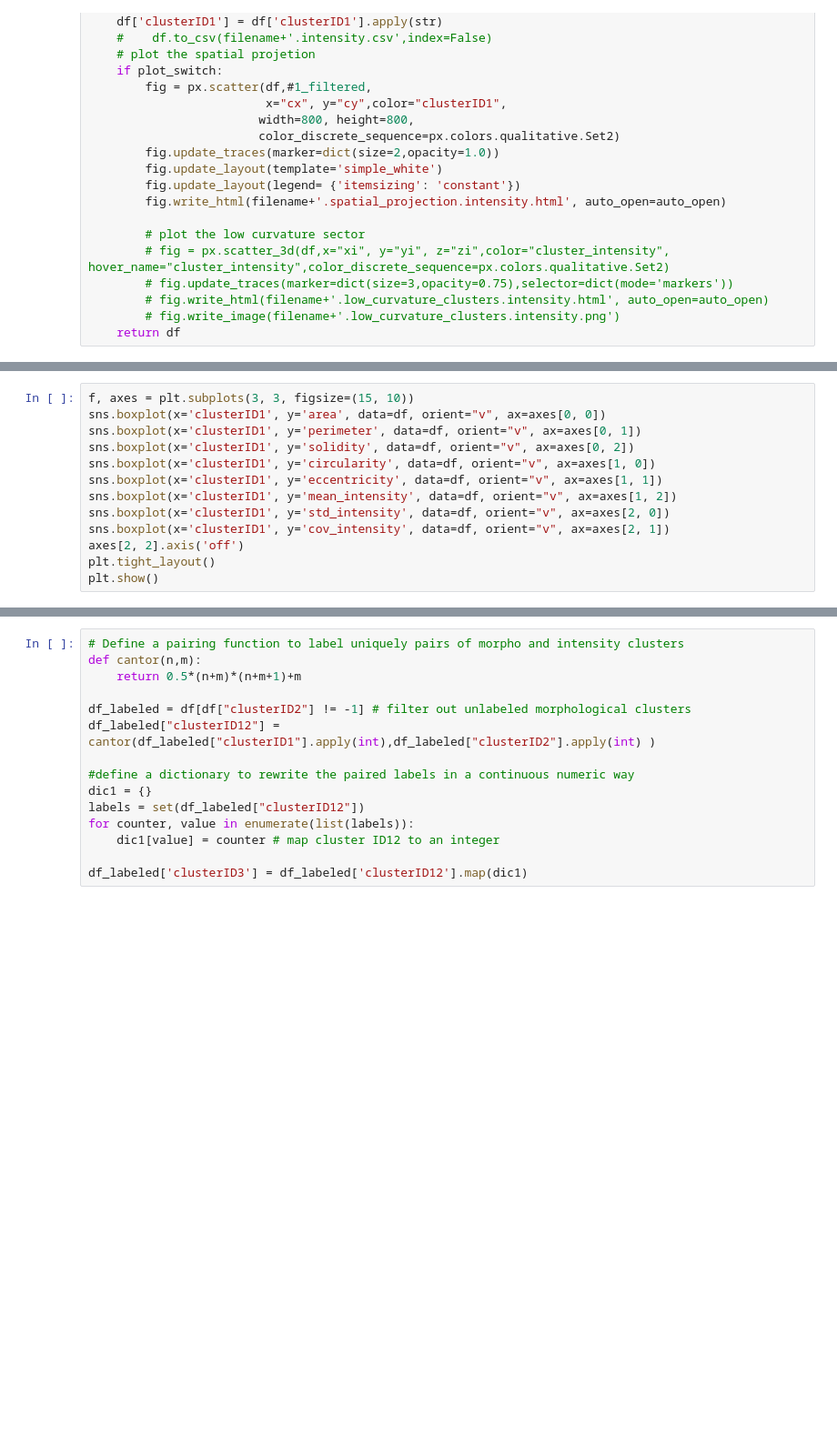
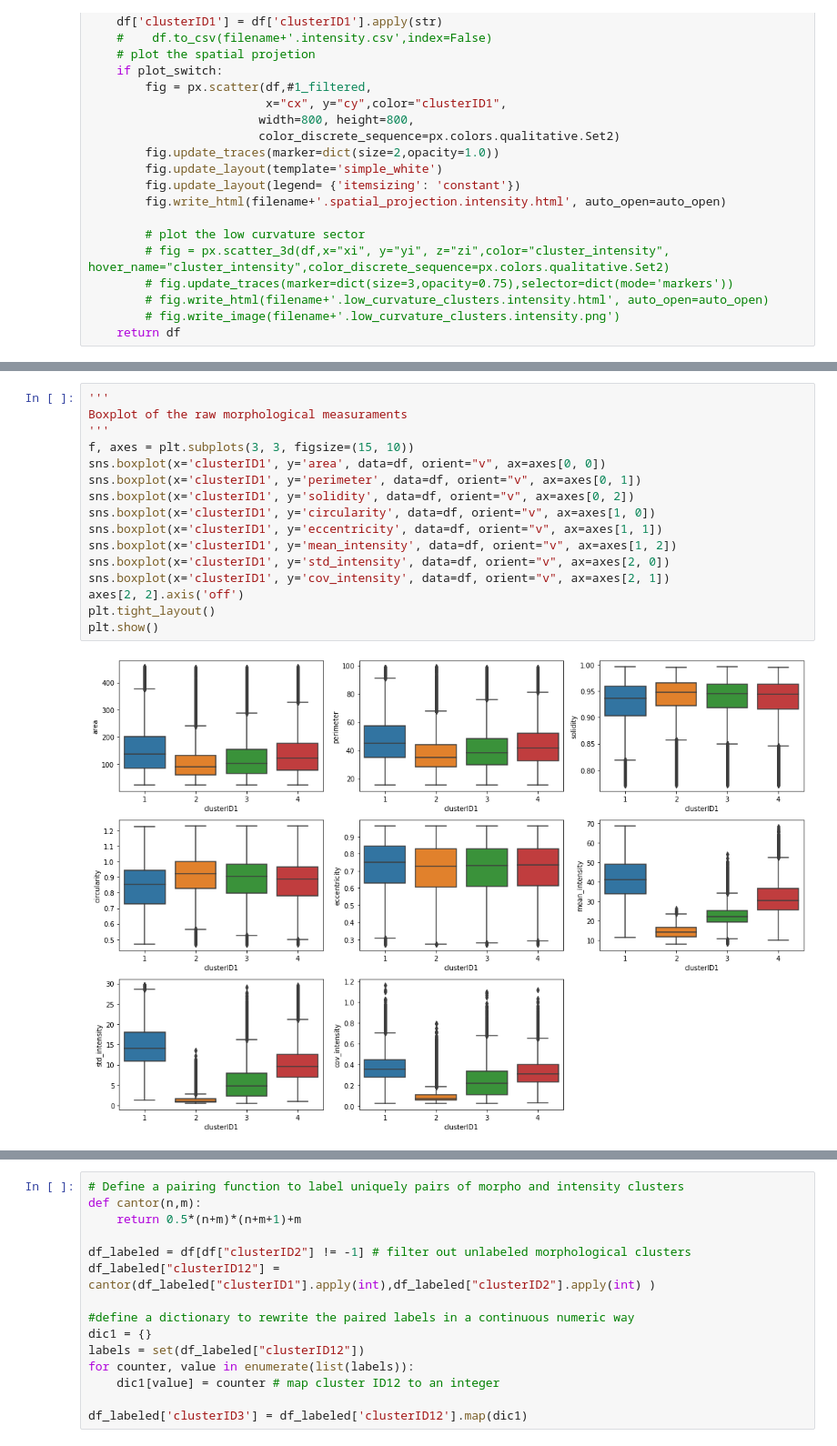
Before and after one commit to BiCroLab/WSI-analysis, a Jupyter notebook: SG/pipeline/ipynb/intensity.data2cluster.ipynb, the cells around one changed output, grey strips where cells are left out. Shown at 91% size. Cells and saved outputs as stored; diff of their text form; blank space fills up the shorter version.

```diff
--- a/SG/pipeline/ipynb/intensity.data2cluster.ipynb
+++ b/SG/pipeline/ipynb/intensity.data2cluster.ipynb
@@ -113,13 +119,18 @@ plt.show()
 # %%
+'''
+Boxplot of the raw morphological measuraments
+'''
 f, axes = plt.subplots(3, 3, figsize=(15, 10))
 sns.boxplot(x='clusterID1', y='area', data=df, orient="v", ax=axes[0, 0])
 sns.boxplot(x='clusterID1', y='perimeter', data=df, orient="v", ax=axes[0, 1])
 sns.boxplot(x='clusterID1', y='solidity', data=df, orient="v", ax=axes[0, 2])
 sns.boxplot(x='clusterID1', y='circularity', data=df, orient="v", ax=axes[1, 0])
 sns.boxplot(x='clusterID1', y='eccentricity', data=df, orient="v", ax=axes[1, 1])
 sns.boxplot(x='clusterID1', y='mean_intensity', data=df, orient="v", ax=axes[1, 2])
 sns.boxplot(x='clusterID1', y='std_intensity', data=df, orient="v", ax=axes[2, 0])
 sns.boxplot(x='clusterID1', y='cov_intensity', data=df, orient="v", ax=axes[2, 1])
 axes[2, 2].axis('off')
 plt.tight_layout()
 plt.show()
+# %% [output]
+[figure, added]
```
Also changed, not shown: parts of 14 cells of this notebook.
